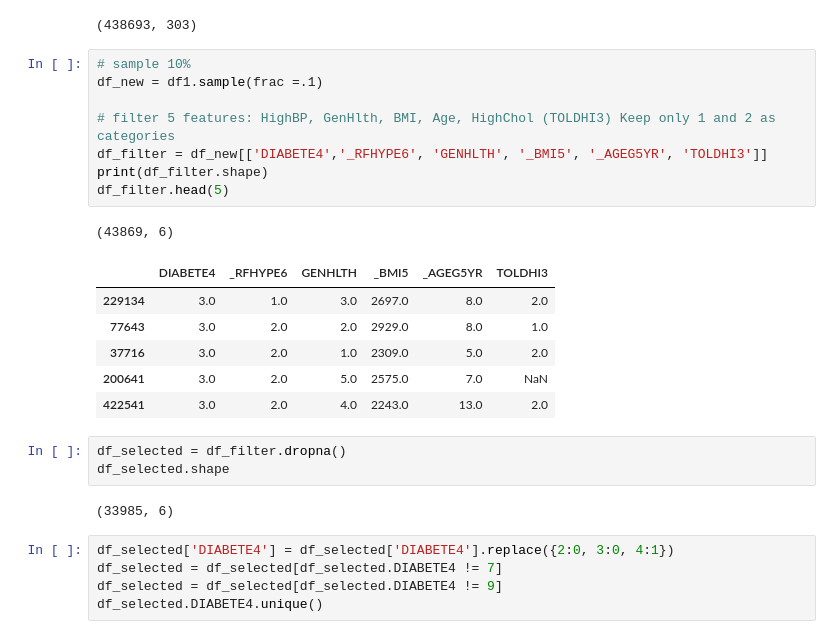
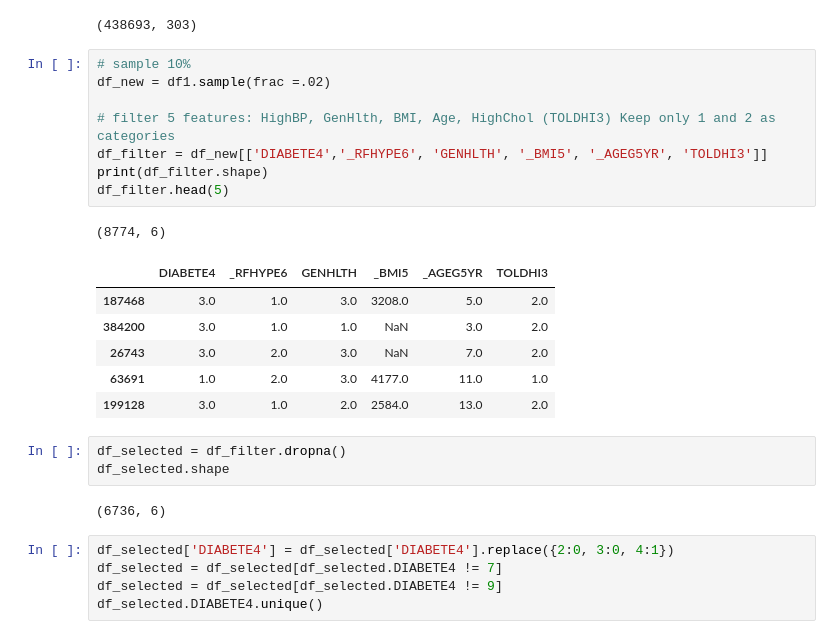
Before and after one commit to thuyr13/DS_2ndreport, a Jupyter notebook: CDC_dataset.ipynb, the cells around one changed output. Drawn from its saved outputs; the diff is of its cells as text.

```diff
--- a/CDC_dataset.ipynb
+++ b/CDC_dataset.ipynb
@@ -209,25 +211,25 @@ print(df1.shape)
 (438693, 303)
 # %%
 # sample 10%
-df_new = df1.sample(frac =.1)
+df_new = df1.sample(frac =.02)
 
 # filter 5 features: HighBP, GenHlth, BMI, Age, HighChol (TOLDHI3) Keep only 1 and 2 as categories
 df_filter = df_new[['DIABETE4','_RFHYPE6', 'GENHLTH', '_BMI5', '_AGEG5YR', 'TOLDHI3']]
 print(df_filter.shape)
 df_filter.head(5)
 # %% [output]
-(43869, 6)
+(8774, 6)
 |  | DIABETE4 | _RFHYPE6 | GENHLTH | _BMI5 | _AGEG5YR | TOLDHI3 |
-| 229134 | 3.0 | 1.0 | 3.0 | 2697.0 | 8.0 | 2.0 |
-| 77643 | 3.0 | 2.0 | 2.0 | 2929.0 | 8.0 | 1.0 |
-| 37716 | 3.0 | 2.0 | 1.0 | 2309.0 | 5.0 | 2.0 |
-| 200641 | 3.0 | 2.0 | 5.0 | 2575.0 | 7.0 | NaN |
-| 422541 | 3.0 | 2.0 | 4.0 | 2243.0 | 13.0 | 2.0 |
+| 187468 | 3.0 | 1.0 | 3.0 | 3208.0 | 5.0 | 2.0 |
+| 384200 | 3.0 | 1.0 | 1.0 | NaN | 3.0 | 2.0 |
+| 26743 | 3.0 | 2.0 | 3.0 | NaN | 7.0 | 2.0 |
+| 63691 | 1.0 | 2.0 | 3.0 | 4177.0 | 11.0 | 1.0 |
+| 199128 | 3.0 | 1.0 | 2.0 | 2584.0 | 13.0 | 2.0 |
 # %%
 df_selected = df_filter.dropna()
 df_selected.shape
 # %% [output]
-(33985, 6)
+(6736, 6)
 # %%
 df_selected['DIABETE4'] = df_selected['DIABETE4'].replace({2:0, 3:0, 4:1})
 df_selected = df_selected[df_selected.DIABETE4 != 7]
```
Also changed, not shown: parts of 8 cells of this notebook, 3 other files.
